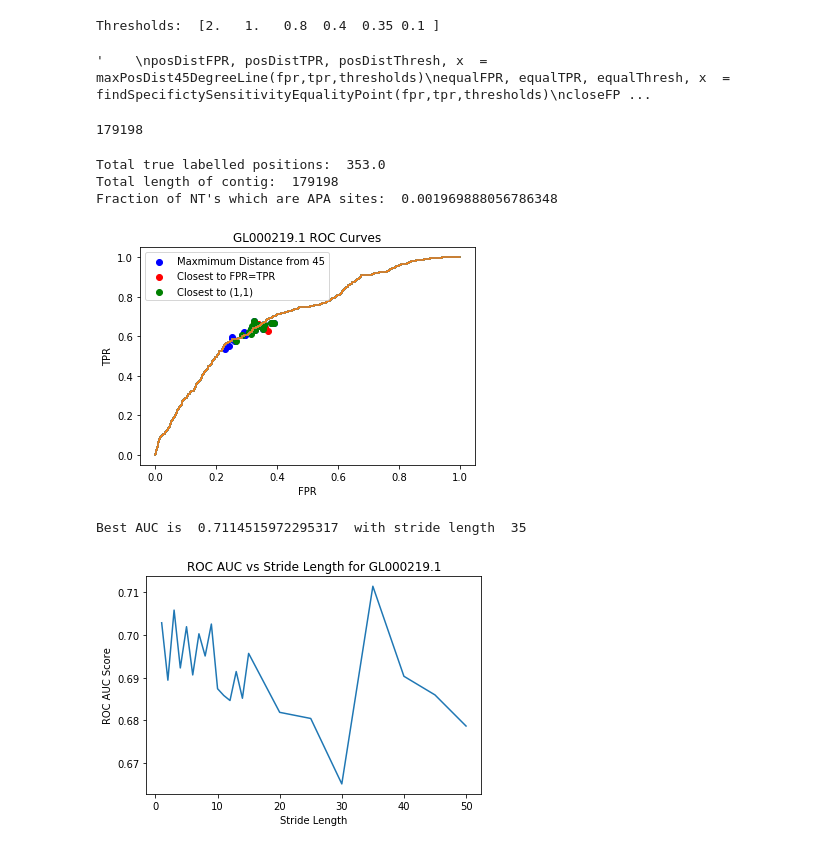
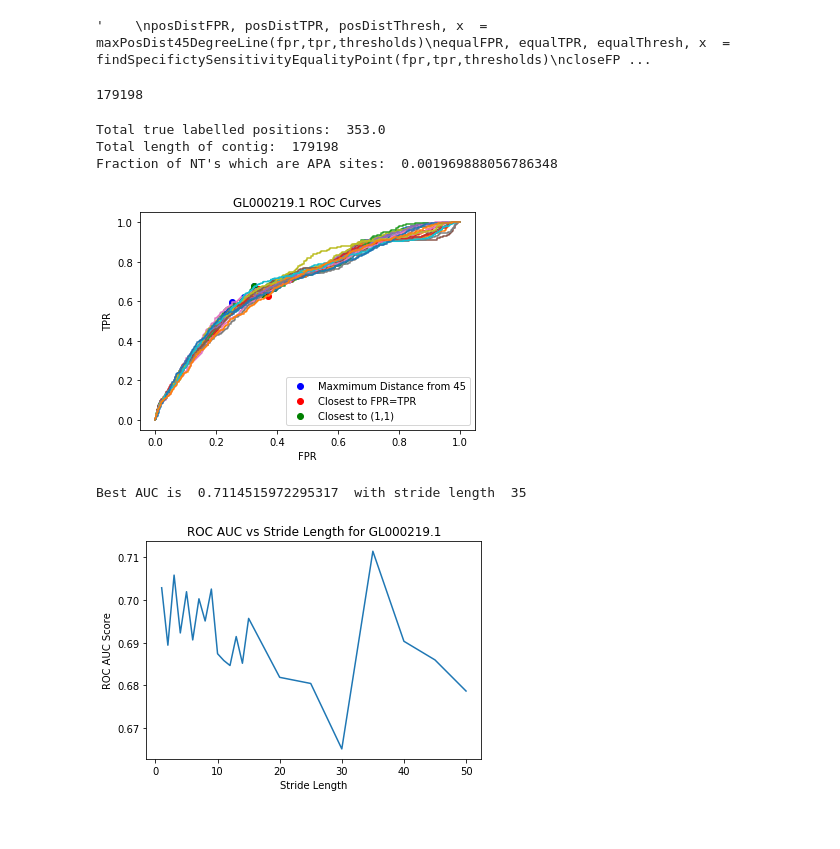
Before and after one commit to lafleur1/aparentGenomeTesting, a Jupyter notebook: rocSurfaceGeneration.ipynb, the cells around one changed output. Drawn from its saved outputs; the diff is of its cells as text; code cells hidden in the pictures.

```diff
--- a/rocSurfaceGeneration.ipynb
+++ b/rocSurfaceGeneration.ipynb
@@ -10,12 +10,12 @@ import matplotlib.pyplot as plt
 import math
 import pandas as pd
 
-y = np.array([1, 1, 2, 2,1,2])
-scores = np.array([0.1, 0.4, 0.35, 0.8,0.6,1.0])
-fpr, tpr, thresholds = sk.metrics.roc_curve(y, scores, pos_label=2)
+#y = np.array([1, 1, 2, 2,1,2])
+#scores = np.array([0.1, 0.4, 0.35, 0.8,0.6,1.0])
+#fpr, tpr, thresholds = sk.metrics.roc_curve(y, scores, pos_label=2)
 #print ("FPR: ", fpr)
 #print ("TPR: ", tpr)
-print ("Thresholds: ", thresholds)
+#print ("Thresholds: ", thresholds)
 
 #functions for calculating the 3 most common threshold choosing techniques:
 #1) Threshold w/max distance from the 45 degree line
@@ -90,8 +90,7 @@ plt.show()
 #which means very spare signal to recover.....
 '''
 # %% [output]
-Thresholds:  [2.   1.   0.8  0.4  0.35 0.1 ]
+'    \nposDistFPR, posDistTPR, posDistThresh, x  = maxPosDist45DegreeLine(fpr,tpr,thresholds)\nequalFPR, equalTPR, equalThresh, x  = findSpecifictySensitivityEqualityPoint(fpr,tpr,thresholds)\ncloseFP ...
-'    \nposDistFPR, posDistTPR, posDistThresh, x  = maxPosDist45DegreeLine(fpr,tpr,thresholds)\nequalFPR, equalTPR, equalThresh, x  = findSpecifictySensitivityEqualityPoint(fpr,tpr,thresholds)\ncloseFP ...
 # %%
 #Opening GL000219.1 predictions
 strideSizes = [1,2,3,4,5,6,7,8,9,10,11,12,13,14,15,20,25,30,35,40,45,50]
@@ -105,7 +104,7 @@ colnames = ["seqName",  "start" , "end",  "clusterID",  "avgTPM",  "strand",   "
 pas_stuff =pd.read_csv('atlas.clusters.hg38.2-0.bed',delimiter='\t', names = colnames)
 
 
-def computeAndGraphAllROCs(name,sizes,makePlot = False):
+def computeAndGraphAllROCs(name,sizes):
     nameNoDot = name.replace(".","_")
     extenedCutPredStem = "./PredictionBinaries/" + name + "Predictions/" + nameNoDot + "_cutPredsStrideLen"
     fprs = []
@@ -130,11 +129,11 @@ def computeAndGraphAllROCs(name,sizes,makePlot = False):
     for size in sizes:
         predForSlide = np.load(extenedCutPredStem + str(size) + ".npy") #open predictions for the fasta file
         pred_slide1 = np.reshape(predForSlide, trueValsArray.shape) #reshape for roc predictions
-        fpr, tpr, thresholds = sk.metrics.roc_curve(totalTrueLabels, pred_slide1)
+        fpr, tpr, thresholds = sk.metrics.roc_curve(trueValsArray, pred_slide1)
         fprs.append(fpr)
         tprs.append(tpr)
         threshs.append(thresholds)
-        auc_score = sk.metrics.roc_auc_score(totalTrueLabels,pred_slide1)
+        auc_score = sk.metrics.roc_auc_score(trueValsArray,pred_slide1)
         aucs.append(auc_score)
         posDistFPR, posDistTPR, posDistThresh, x  = maxPosDist45DegreeLine(fpr,tpr,thresholds)
         dist45['fpr'].append(posDistFPR)
@@ -154,34 +153,36 @@ def computeAndGraphAllROCs(name,sizes,makePlot = False):
     return fprs,tprs,threshs,aucs,dist45,minEqual,topLeft
 
 
 def graphAllROCs(name, sizes):
     fprs,tprs,threshs,aucs,dist45,minEqual,topLeft = computeAndGraphAllROCs(name, sizes)
     for i in range(0,len(fprs)):
-        plt.plot(fpr,tpr)
+        plt.plot(fprs[i],tprs[i])
     plt.scatter(dist45['fpr'],dist45['tpr'], c = "blue",label = "Maxmimum Distance from 45")
     plt.scatter(minEqual['fpr'],minEqual['tpr'], c = "red", label = "Closest to FPR=TPR")
     plt.scatter(topLeft['fpr'], topLeft['tpr'], c = "green", label = "Closest to (1,1)")
     plt.title(name + " ROC Curves")
     plt.xlabel("FPR")
     plt.ylabel("TPR")
     plt.legend()
     plt.show()
     bsetAUCStride = sizes[aucs.index(max(aucs))]
     print ("Best AUC is ", max(aucs), " with stride length ",bsetAUCStride )
     #graph distribution of aucs
     plt.plot(sizes,aucs)
     plt.title("ROC AUC vs Stride Length for " + name)
     plt.xlabel("Stride Length")
     plt.ylabel("ROC AUC Score")
     plt.show()
 
 
 graphAllROCs(names[0], strideSizes)
+
+#making ROC for all binaries added up for a stride length
 # %% [output]
 179198
 Total true labelled positions:  353.0
 Total length of contig:  179198
 Fraction of NT's which are APA sites:  0.001969888056786348
-[figure, old version]
+[figure, new version]
 Best AUC is  0.7114515972295317  with stride length  35
 [figure]
```
Also changed, not shown: parts of 1 cell of this notebook, 2 other files.
